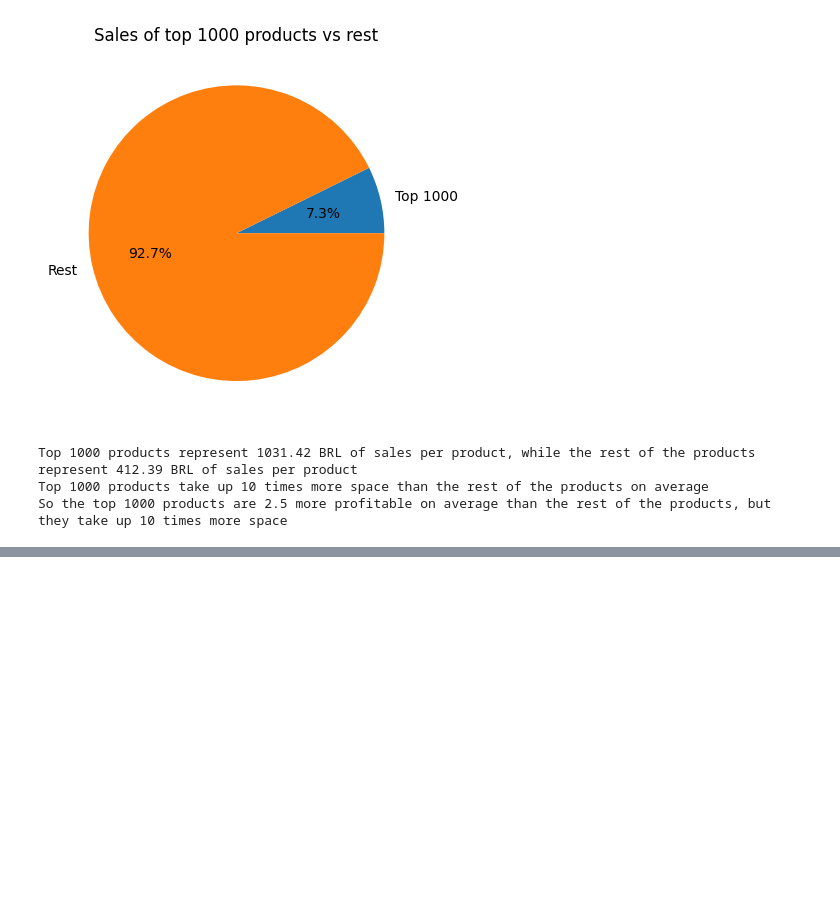
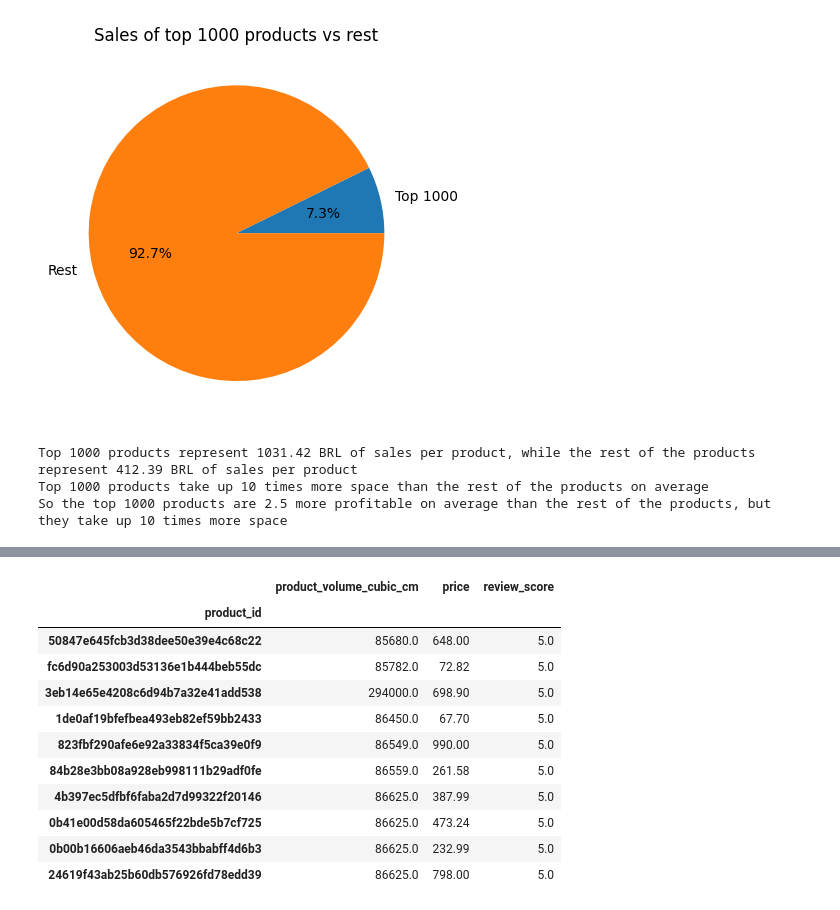
Before and after one commit to Aucorre/projet_filrouge_M1, a Jupyter notebook: Liste_recommendatinos.ipynb, the cells around one changed output, grey strips where cells are left out. Drawn from its saved outputs; the diff is of its cells as text; code cells hidden in the pictures; blank space fills up the shorter version.

```diff
--- a/Liste_recommendatinos.ipynb
+++ b/Liste_recommendatinos.ipynb
@@ -277,0 +253,15 @@ top_10
+# %%
+top_n.sort_values(by = 'review_score', ascending = False).head(10)
+# %% [output]
+|  | product_volume_cubic_cm | price | review_score |
+| product_id |  |  |  |
+| 50847e645fcb3d38dee50e39e4c68c22 | 85680.0 | 648.00 | 5.0 |
+| fc6d90a253003d53136e1b444beb55dc | 85782.0 | 72.82 | 5.0 |
+| 3eb14e65e4208c6d94b7a32e41add538 | 294000.0 | 698.90 | 5.0 |
+| 1de0af19bfefbea493eb82ef59bb2433 | 86450.0 | 67.70 | 5.0 |
+| 823fbf290afe6e92a33834f5ca39e0f9 | 86549.0 | 990.00 | 5.0 |
+| 84b28e3bb08a928eb998111b29adf0fe | 86559.0 | 261.58 | 5.0 |
+| 4b397ec5dfbf6faba2d7d99322f20146 | 86625.0 | 387.99 | 5.0 |
+| 0b41e00d58da605465f22bde5b7cf725 | 86625.0 | 473.24 | 5.0 |
+| 0b00b16606aeb46da3543bbabff4d6b3 | 86625.0 | 232.99 | 5.0 |
+| 24619f43ab25b60db576926fd78edd39 | 86625.0 | 798.00 | 5.0 |
```
Also changed, not shown: parts of 7 cells of this notebook.
